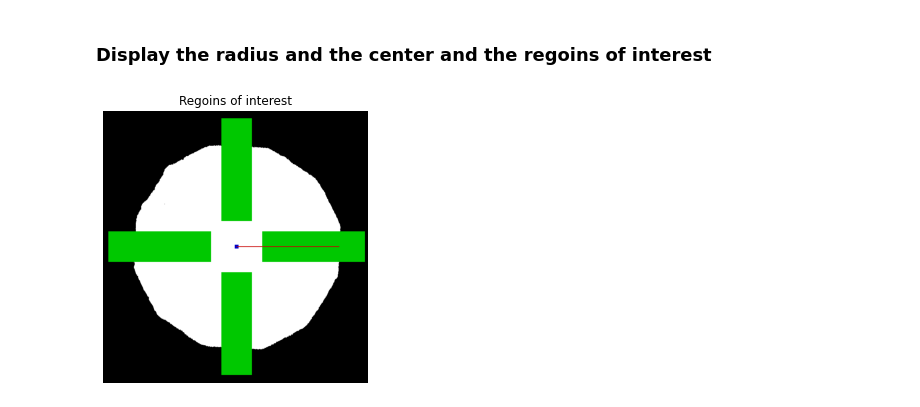
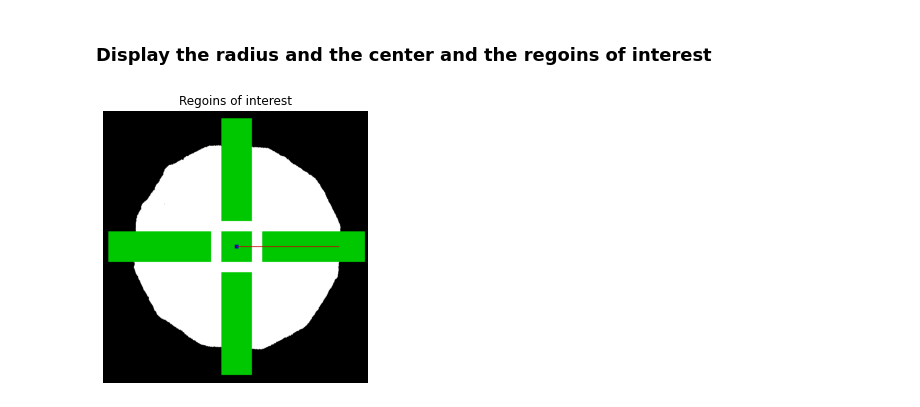
Before and after one commit to ahmed344/SLB_fluidity, a Jupyter notebook: continuous photobleaching.ipynb, the cells around one changed output. Drawn from its saved outputs; the diff is of its cells as text; code cells hidden in the pictures.

```diff
--- a/continuous photobleaching.ipynb
+++ b/continuous photobleaching.ipynb
@@ -89,24 +97,26 @@ Center = [355 350]
 # %%
 # Get an RGB copy of the mask
 umask = np.zeros([mask.shape[0], mask.shape[1],3]).astype('uint8')
 for i in range(mask.shape[0]):
     for j in range(mask.shape[1]):
         umask[i,j] = mask[i,j] * np.array([255, 255, 255])
 
 # Draw the regions to be measured
+umask[center[0]-40:center[0]+40, center[1]-40:center[1]+40] = [0,200,0]                         # Rectangle center
 umask[center[0]-40:center[0]+40, center[1]+int(radius/4):center[1]+int(radius*5/4)] = [0,200,0] # Rectangle right
 umask[center[0]-40:center[0]+40, center[1]-int(radius*5/4):center[1]-int(radius/4)] = [0,200,0] # Rectangle left
 umask[center[0]-int(radius*5/4):center[0]-int(radius/4), center[1]-40:center[1]+40] = [0,200,0] # Rectangle up
 umask[center[0]+int(radius/4):center[0]+int(radius*5/4), center[1]-40:center[1]+40] = [0,200,0] # Rectangle down
+
 
 # Draw the radius and the center on the mask
 umask[center[0]-5:center[0]+5, center[1]-5:center[1]+5] = [0,0,200] # Center
 umask[center[0]-1:center[0]+1, center[1]:center[1]+radius] = [200,0,0] # Radius
 
 # display the image with better brightness and contrast
 plt.figure(figsize=(7,5))
 plt.axis('off')
 plt.title('Regoins of interest')
 plt.imshow(umask);
 # %% [output]
-[figure, old version]
+[figure, new version]
```
Also changed, not shown: parts of 6 cells of this notebook.
